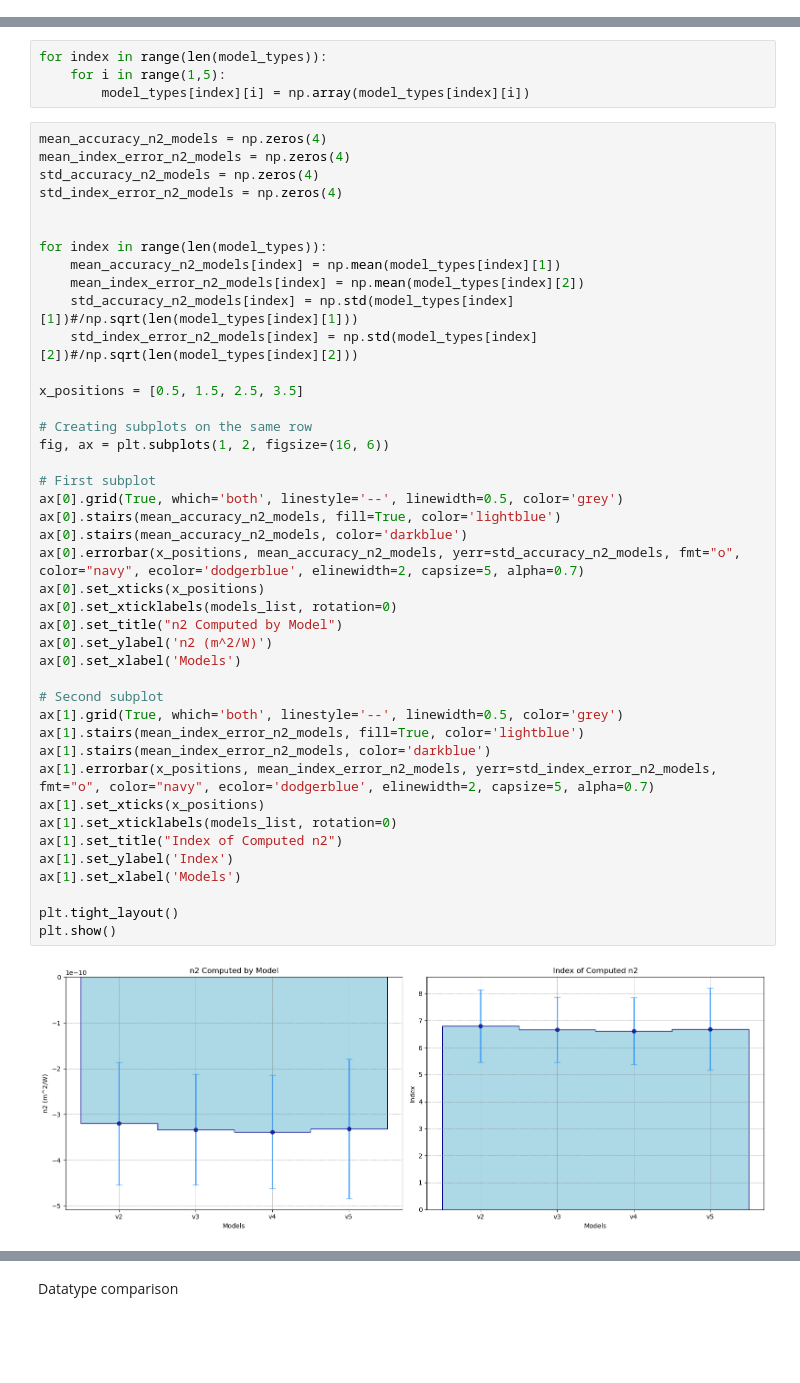
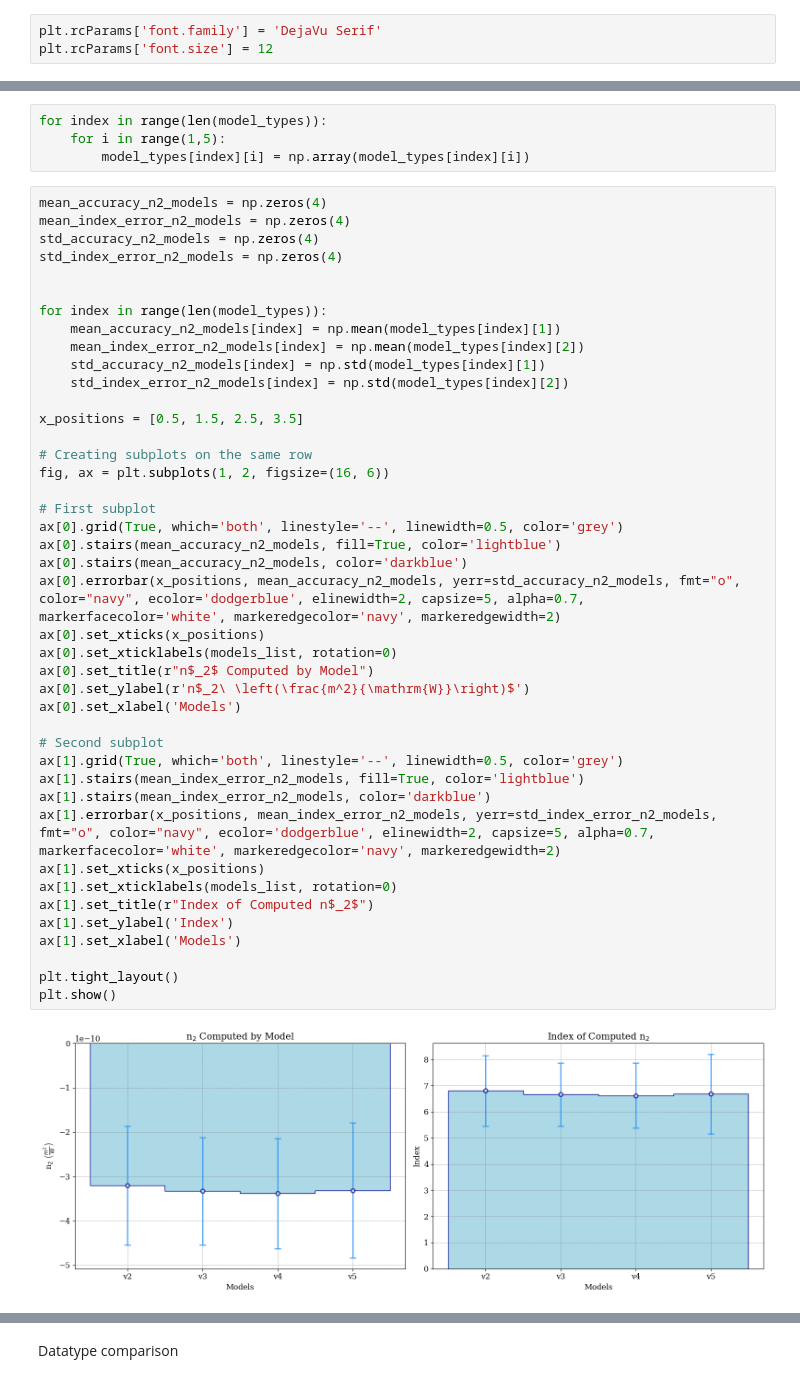
Before and after one commit to Quantum-Optics-LKB/xp2nlse-ml, a Jupyter notebook: single_power/experiment_visualizer_single_power.ipynb, the cells around one changed output, grey strips where cells are left out. Saved outputs shown, nothing was run; the diff lists cells and outputs as text; blank space fills up the shorter version.

```diff
--- a/single_power/experiment_visualizer_single_power.ipynb
+++ b/single_power/experiment_visualizer_single_power.ipynb
@@ -3,6 +3,9 @@ import numpy as np
 import matplotlib.pyplot as plt
 import json
 import pandas as pd
+# %%
+plt.rcParams['font.family'] = 'DejaVu Serif'
+plt.rcParams['font.size'] = 12
 # %%
 file_to_df = pd.read_json("/home/louis/LEON/DATA/Atoms/2024/PINNS2/CNN/experiment_results_single_power.json")
 df_to_json = file_to_df.to_json()
@@ -74,41 +77,41 @@ std_index_error_n2_models = np.zeros(4)
 
 for index in range(len(model_types)):
     mean_accuracy_n2_models[index] = np.mean(model_types[index][1])
     mean_index_error_n2_models[index] = np.mean(model_types[index][2])
-    std_accuracy_n2_models[index] = np.std(model_types[index][1])#/np.sqrt(len(model_types[index][1]))
-    std_index_error_n2_models[index] = np.std(model_types[index][2])#/np.sqrt(len(model_types[index][2]))
+    std_accuracy_n2_models[index] = np.std(model_types[index][1])
+    std_index_error_n2_models[index] = np.std(model_types[index][2])
 
 x_positions = [0.5, 1.5, 2.5, 3.5]
 
 # Creating subplots on the same row
 fig, ax = plt.subplots(1, 2, figsize=(16, 6))
 
 # First subplot
 ax[0].grid(True, which='both', linestyle='--', linewidth=0.5, color='grey')
 ax[0].stairs(mean_accuracy_n2_models, fill=True, color='lightblue')
 ax[0].stairs(mean_accuracy_n2_models, color='darkblue')
-ax[0].errorbar(x_positions, mean_accuracy_n2_models, yerr=std_accuracy_n2_models, fmt="o", color="navy", ecolor='dodgerblue', elinewidth=2, capsize=5, alpha=0.7)
+ax[0].errorbar(x_positions, mean_accuracy_n2_models, yerr=std_accuracy_n2_models, fmt="o", color="navy", ecolor='dodgerblue', elinewidth=2, capsize=5, alpha=0.7, markerfacecolor='white', markeredgecolor='navy', markeredgewidth=2)
 ax[0].set_xticks(x_positions)
 ax[0].set_xticklabels(models_list, rotation=0)
-ax[0].set_title("n2 Computed by Model")
-ax[0].set_ylabel('n2 (m^2/W)')
+ax[0].set_title(r"n$_2$ Computed by Model")
+ax[0].set_ylabel(r'n$_2\ \left(\frac{m^2}{\mathrm{W}}\right)$')
 ax[0].set_xlabel('Models')
 
 # Second subplot
 ax[1].grid(True, which='both', linestyle='--', linewidth=0.5, color='grey')
 ax[1].stairs(mean_index_error_n2_models, fill=True, color='lightblue')
 ax[1].stairs(mean_index_error_n2_models, color='darkblue')
-ax[1].errorbar(x_positions, mean_index_error_n2_models, yerr=std_index_error_n2_models, fmt="o", color="navy", ecolor='dodgerblue', elinewidth=2, capsize=5, alpha=0.7)
+ax[1].errorbar(x_positions, mean_index_error_n2_models, yerr=std_index_error_n2_models, fmt="o", color="navy", ecolor='dodgerblue', elinewidth=2, capsize=5, alpha=0.7, markerfacecolor='white', markeredgecolor='navy', markeredgewidth=2)
 ax[1].set_xticks(x_positions)
 ax[1].set_xticklabels(models_list, rotation=0)
-ax[1].set_title("Index of Computed n2")
+ax[1].set_title(r"Index of Computed n$_2$")
 ax[1].set_ylabel('Index')
 ax[1].set_xlabel('Models')
 
 plt.tight_layout()
 plt.show()
 # %% [output]
-[figure, old version]
+[figure, new version]
 # %%
 mean_accuracy_isat_models = np.zeros(4)
 mean_index_error_isat_models = np.zeros(4)
```
Also changed, not shown: parts of 5 cells of this notebook, 4 other files.
